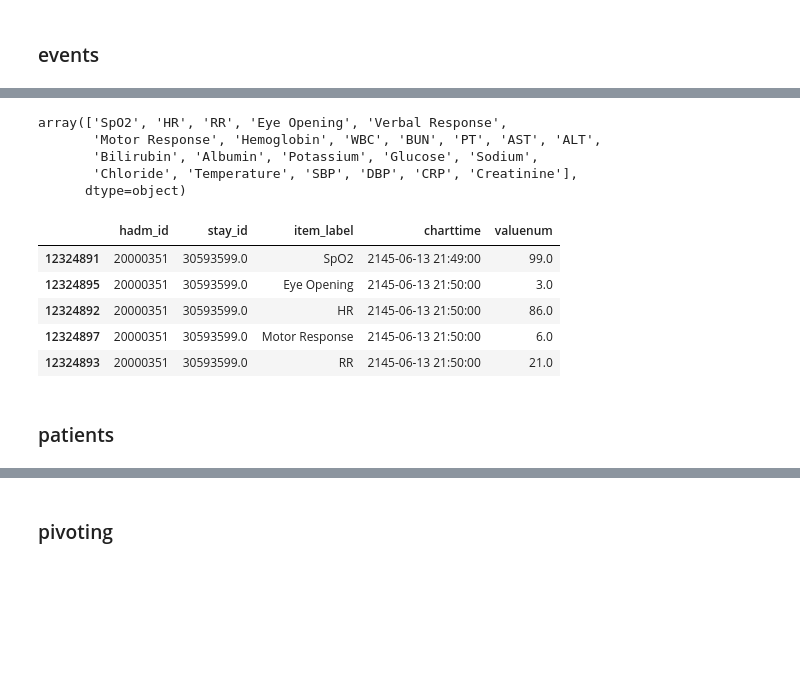
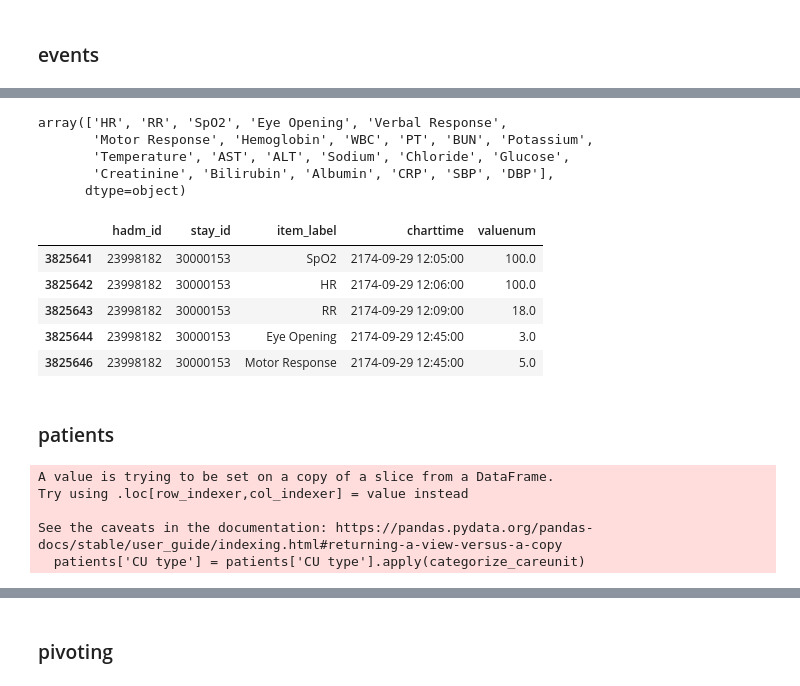
Before and after one commit to yk-Jeong/iMORS, a Jupyter notebook: code.ipynb, the cells around one changed output, grey strips where cells are left out. Saved outputs shown, nothing was run; the diff lists cells and outputs as text; code cells hidden in the pictures; blank space fills up the shorter version.

Commit message:
modified data cleansing method

```diff
--- a/code.ipynb
+++ b/code.ipynb
@@ -174,7 +167,7 @@ AND ce.itemid IN (
 );
 '''
 chartevents = pd.read_sql_query(query, conn)
-chartevents = chartevents[chartevents['hadm_id'].isin(patients['hadm_id'])]
+chartevents = chartevents[chartevents['stay_id'].isin(patients['stay_id'])]
 chartevents.head()
 # %% [output]
 |  | hadm_id | stay_id | item_label | charttime | valuenum |
@@ -233,7 +194,7 @@ ranges = {
 }
 
 # 각 항목에 대해 평균값 계산
-means = {label: events.loc[events['item_label'] == label, 'valuenum'].mean() for label in ranges.keys()}
+means = {label: chartevents.loc[chartevents['item_label'] == label, 'valuenum'].mean() for label in ranges.keys()}
 
 # 이상치 수정 함수
 def replace_outliers(row):
@@ -245,7 +206,7 @@ def replace_outliers(row):
     return row['valuenum']
 
 # 이상치 수정
-events['valuenum'] = events.apply(replace_outliers, axis=1)
+chartevents['valuenum'] = chartevents.apply(replace_outliers, axis=1)
 # %%
 # item_label 값 통일
 
@@ -278,27 +239,28 @@ def rename_label(item_label):
         return item_label
 
 # item_label 컬럼에 함수 적용하여 변경하고 확인
-events['item_label'] = events['item_label'].apply(rename_label)
-events['item_label'].unique()
+chartevents['item_label'] = chartevents['item_label'].apply(rename_label)
+chartevents['item_label'].unique()
 # %% [output]
-array(['SpO2', 'HR', 'RR', 'Eye Opening', 'Verbal Response',
-       'Motor Response', 'Hemoglobin', 'WBC', 'BUN', 'PT', 'AST', 'ALT',
-       'Bilirubin', 'Albumin', 'Potassium', 'Glucose', 'Sodium',
-       'Chloride', 'Temperature', 'SBP', 'DBP', 'CRP', 'Creatinine'],
+array(['HR', 'RR', 'SpO2', 'Eye Opening', 'Verbal Response',
+       'Motor Response', 'Hemoglobin', 'WBC', 'PT', 'BUN', 'Potassium',
+       'Temperature', 'AST', 'ALT', 'Sodium', 'Chloride', 'Glucose',
+       'Creatinine', 'Bilirubin', 'Albumin', 'CRP', 'SBP', 'DBP'],
       dtype=object)
+# %%
+chartevents.drop(columns=['hadm_id'], inplace=True)
 # %%
-# 중복이 있을 경우 labevents 측정값을 우선하고, value가 큰 값을 남김
+# 중복이 있을 경우 value가 큰 값을 남김
 
-events = events.sort_values(by=['hadm_id', 'stay_id', 'charttime', 'item_label', 'valuenum']).drop_duplicates(subset=['hadm_id','stay_id', 'charttime', 'item_label'], keep='first')
-events = events.sort_values(by=['hadm_id', 'stay_id', 'charttime', 'item_label']).drop_duplicates(subset=['hadm_id', 'stay_id', 'charttime', 'item_label'], keep='last')
-events.head()
+chartevents = chartevents.sort_values(by=['stay_id', 'charttime', 'item_label']).drop_duplicates(subset=['stay_id', 'charttime', 'item_label'], keep='last')
+chartevents.head()
 # %% [output]
 |  | hadm_id | stay_id | item_label | charttime | valuenum |
-| 12324891 | 20000351 | 30593599.0 | SpO2 | 2145-06-13 21:49:00 | 99.0 |
-| 12324895 | 20000351 | 30593599.0 | Eye Opening | 2145-06-13 21:50:00 | 3.0 |
-| 12324892 | 20000351 | 30593599.0 | HR | 2145-06-13 21:50:00 | 86.0 |
-| 12324897 | 20000351 | 30593599.0 | Motor Response | 2145-06-13 21:50:00 | 6.0 |
-| 12324893 | 20000351 | 30593599.0 | RR | 2145-06-13 21:50:00 | 21.0 |
+| 3825641 | 23998182 | 30000153 | SpO2 | 2174-09-29 12:05:00 | 100.0 |
+| 3825642 | 23998182 | 30000153 | HR | 2174-09-29 12:06:00 | 100.0 |
+| 3825643 | 23998182 | 30000153 | RR | 2174-09-29 12:09:00 | 18.0 |
+| 3825644 | 23998182 | 30000153 | Eye Opening | 2174-09-29 12:45:00 | 3.0 |
+| 3825646 | 23998182 | 30000153 | Motor Response | 2174-09-29 12:45:00 | 5.0 |
 # %% [markdown]
 ### patients
 # %%
@@ -315,6 +277,36 @@ patients['death or dischtime'] = patients['death or dischtime'].fillna(patients[
 
 # 'dischtime' 컬럼 삭제
 patients.drop(columns=['dischtime'], inplace=True)
+# %%
+# ICU 유형 간략화
+
+# Care Unit이 아닌 데이터 삭제
+patients = patients[patients['CU type'].str.contains('CU')]
+
+def categorize_careunit(careunit):
+    if 'MICU' in careunit:
+        return 'MICU'
+    elif 'SICU' in careunit:
+        return 'SICU'
+    elif 'Neuro SICU' in careunit:
+        return 'Neuro SICU'
+    elif 'CCU' in careunit:
+        return 'CCU'
+    elif 'TSICU' in careunit:
+        return 'TSICU'
+    elif 'CVICU' in careunit:
+        return 'CVICU'
+    else:
+        return 'other'
+
+# careunit 컬럼에 함수 적용하여 변경
+patients['CU type'] = patients['CU type'].apply(categorize_careunit)
+# %% [output]
+A value is trying to be set on a copy of a slice from a DataFrame.
+Try using .loc[row_indexer,col_indexer] = value instead
+
+See the caveats in the documentation: https://pandas.pydata.org/pandas-docs/stable/user_guide/indexing.html#returning-a-view-versus-a-copy
+  patients['CU type'] = patients['CU type'].apply(categorize_careunit)
 # %%
 # 인종 구분 변경: race 값을 주어진 기준에 따라 변경
 
```
Also changed, not shown: parts of 39 cells of this notebook.
